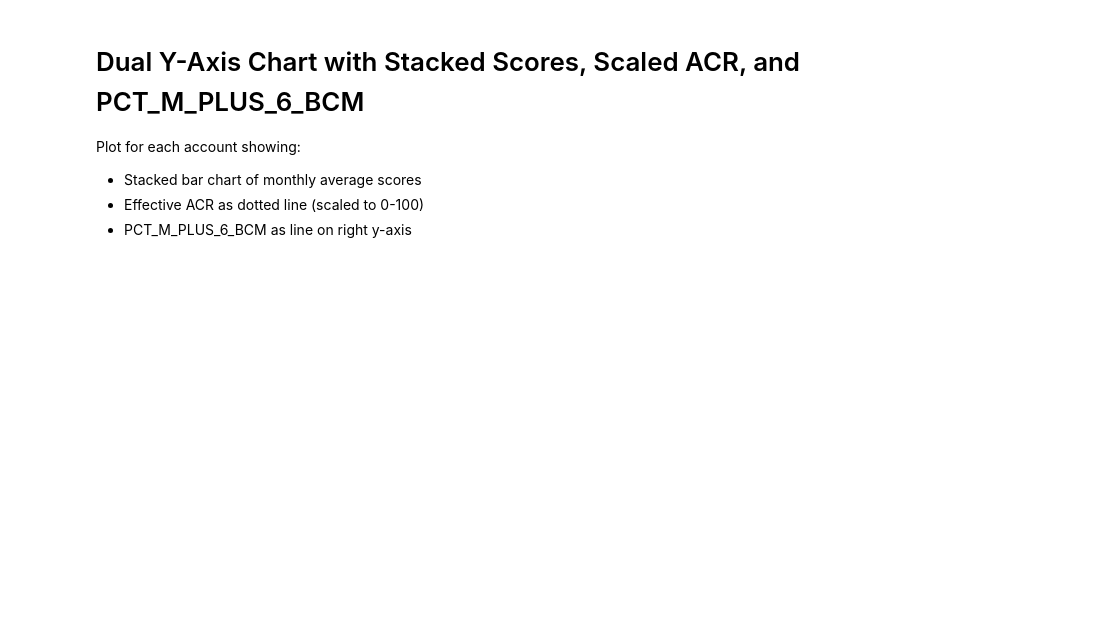
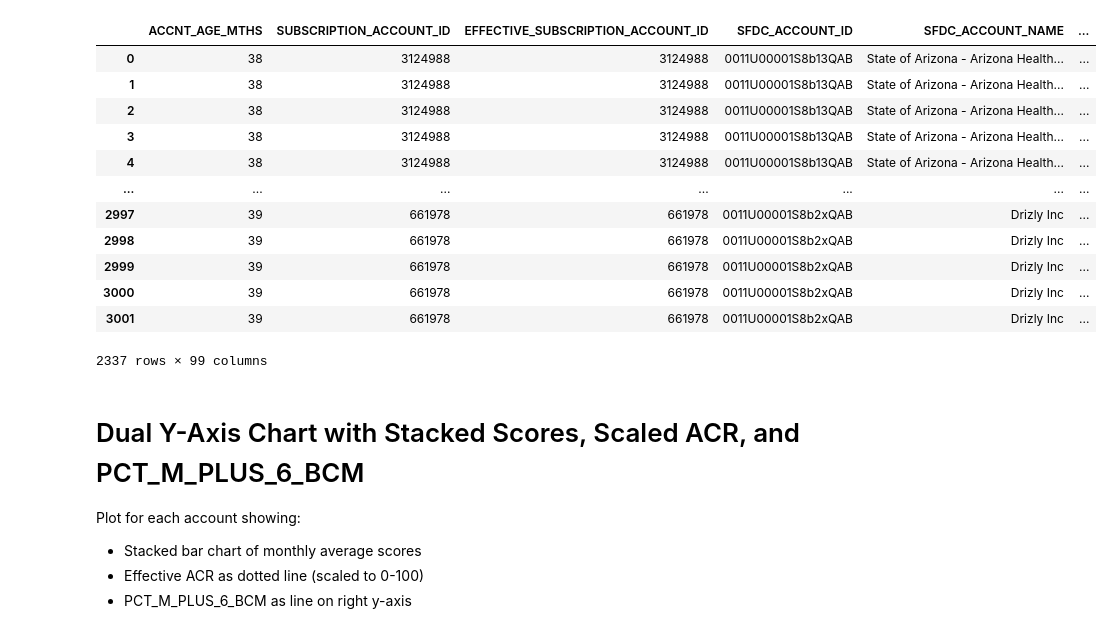
Before and after one commit to nr-rchhetri/C360_custom_weights, a Jupyter notebook: src/accnt_level_analysis.ipynb, the cells around one changed output. Cells and saved outputs as stored; diff of their text form; code cells hidden in the pictures; blank space fills up the shorter version.

```diff
--- a/src/accnt_level_analysis.ipynb
+++ b/src/accnt_level_analysis.ipynb
@@ -71,3 +76,19 @@ df.head()
+# %%
+df
+# %% [output]
+|  | ACCNT_AGE_MTHS | SUBSCRIPTION_ACCOUNT_ID | EFFECTIVE_SUBSCRIPTION_ACCOUNT_ID | SFDC_ACCOUNT_ID | SFDC_ACCOUNT_NAME | ... |
+| 0 | 38 | 3124988 | 3124988 | 0011U00001S8b13QAB | State of Arizona - Arizona Health... | ... |
+| 1 | 38 | 3124988 | 3124988 | 0011U00001S8b13QAB | State of Arizona - Arizona Health... | ... |
+| 2 | 38 | 3124988 | 3124988 | 0011U00001S8b13QAB | State of Arizona - Arizona Health... | ... |
+| 3 | 38 | 3124988 | 3124988 | 0011U00001S8b13QAB | State of Arizona - Arizona Health... | ... |
+| 4 | 38 | 3124988 | 3124988 | 0011U00001S8b13QAB | State of Arizona - Arizona Health... | ... |
+| ... | ... | ... | ... | ... | ... | ... |
+| 2997 | 39 | 661978 | 661978 | 0011U00001S8b2xQAB | Drizly Inc | ... |
+| 2998 | 39 | 661978 | 661978 | 0011U00001S8b2xQAB | Drizly Inc | ... |
+| 2999 | 39 | 661978 | 661978 | 0011U00001S8b2xQAB | Drizly Inc | ... |
+| 3000 | 39 | 661978 | 661978 | 0011U00001S8b2xQAB | Drizly Inc | ... |
+| 3001 | 39 | 661978 | 661978 | 0011U00001S8b2xQAB | Drizly Inc | ... |
+2337 rows × 99 columns
 # %% [markdown]
 # Dual Y-Axis Chart with Stacked Scores, Scaled ACR, and PCT_M_PLUS_6_BCM
 Plot for each account showing:
```
Also changed, not shown: parts of 9 cells of this notebook, 1 other file.
